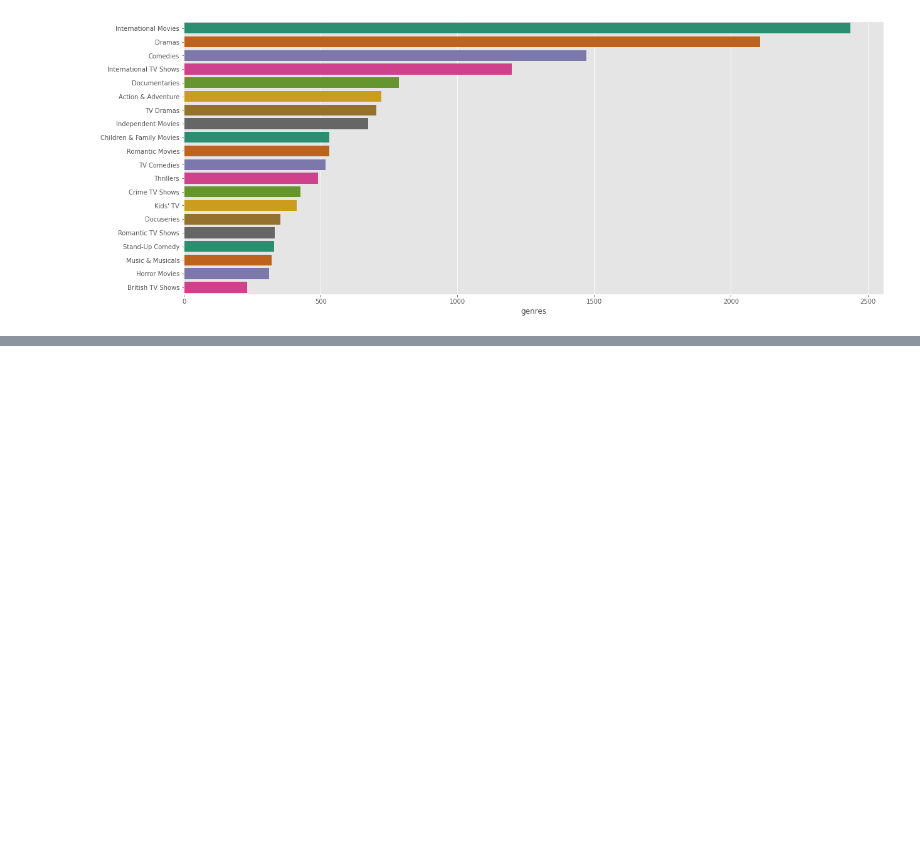
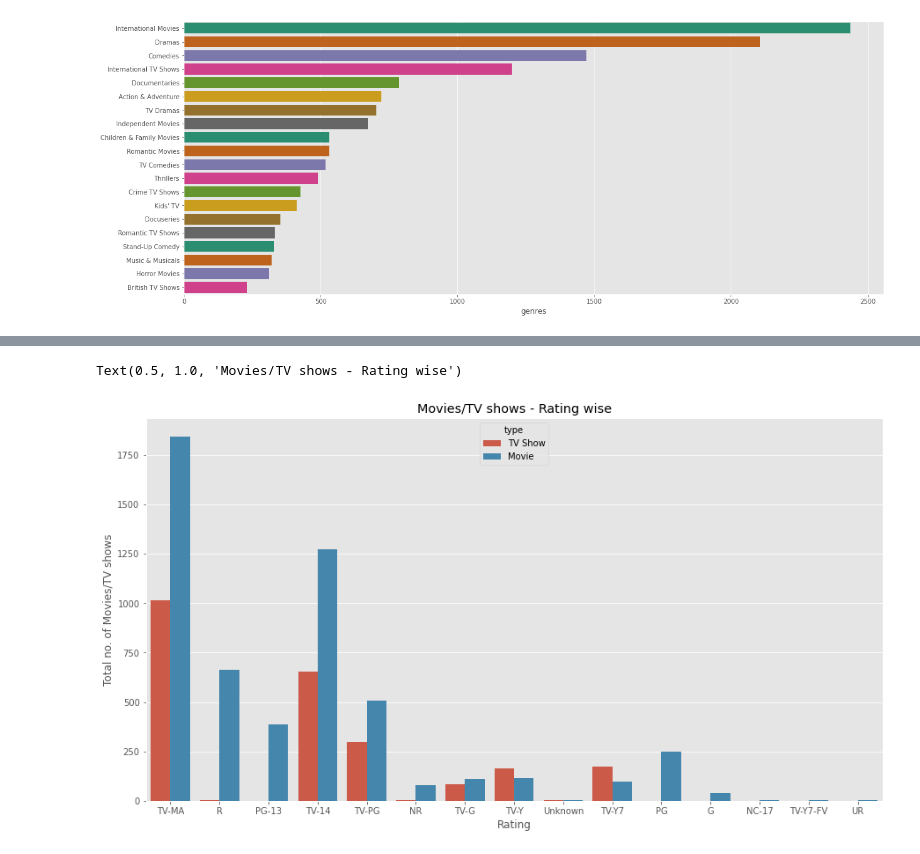
Before and after one commit to sammed97/Netflix-Movies-and-TV-Shows-Clustering, a Jupyter notebook: Copy_of_NETFLIX_MOVIES_AND_TV_SHOWS_CLUSTERING.ipynb, the cells around one changed output, grey strips where cells are left out. Cells and saved outputs as stored; diff of their text form; code cells hidden in the pictures; blank space fills up the shorter version.

```diff
--- a/Copy_of_NETFLIX_MOVIES_AND_TV_SHOWS_CLUSTERING.ipynb
+++ b/Copy_of_NETFLIX_MOVIES_AND_TV_SHOWS_CLUSTERING.ipynb
@@ -566,0 +574,9 @@ country_content
+# %%
+plt.figure(figsize=(15,8))
+sns.countplot(x='rating',hue='type',data=df_1)
+plt.xlabel('Rating')
+plt.ylabel('Total no. of Movies/TV shows')
+plt.title("Movies/TV shows - Rating wise")
+# %% [output]
+Text(0.5, 1.0, 'Movies/TV shows - Rating wise')
+[figure, added]
```
Also changed, not shown: parts of 21 cells of this notebook.
